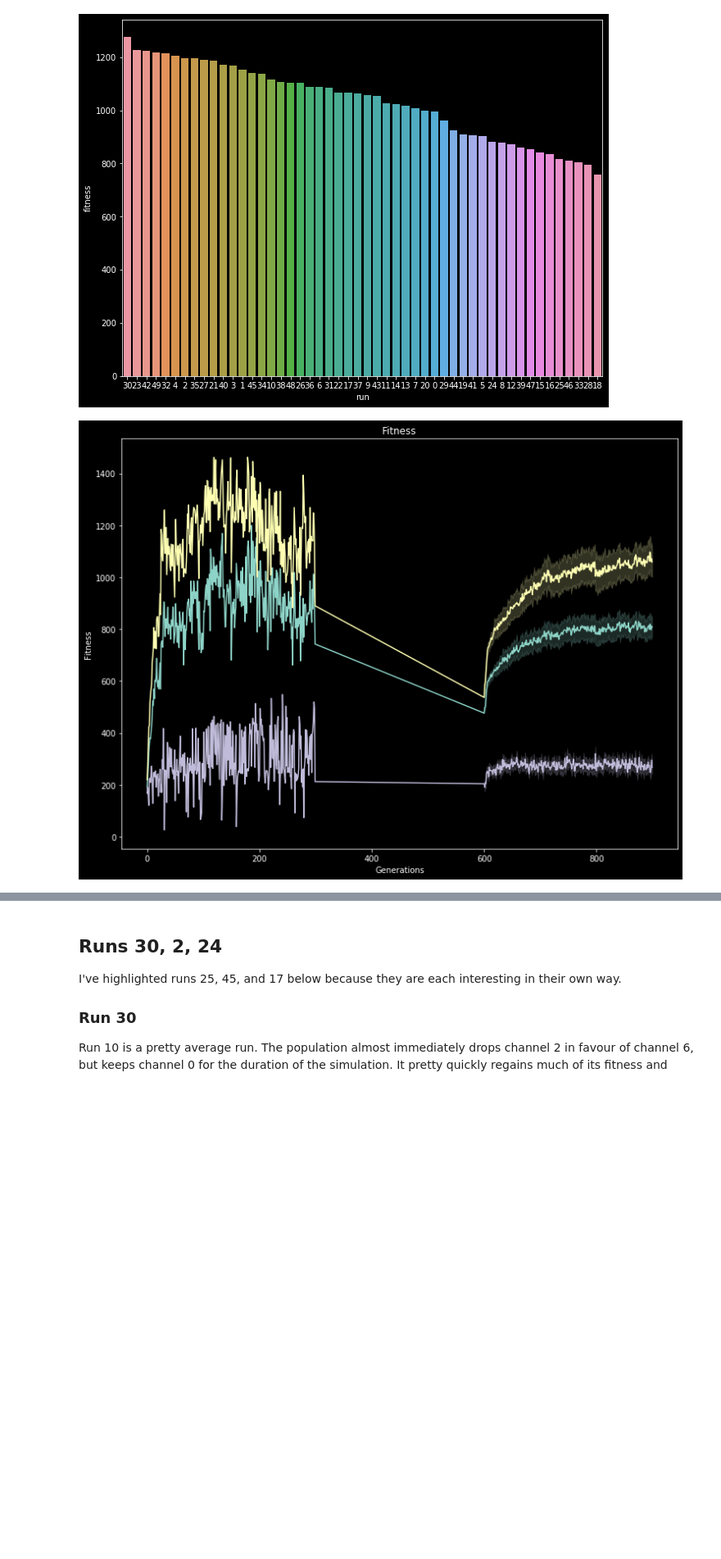
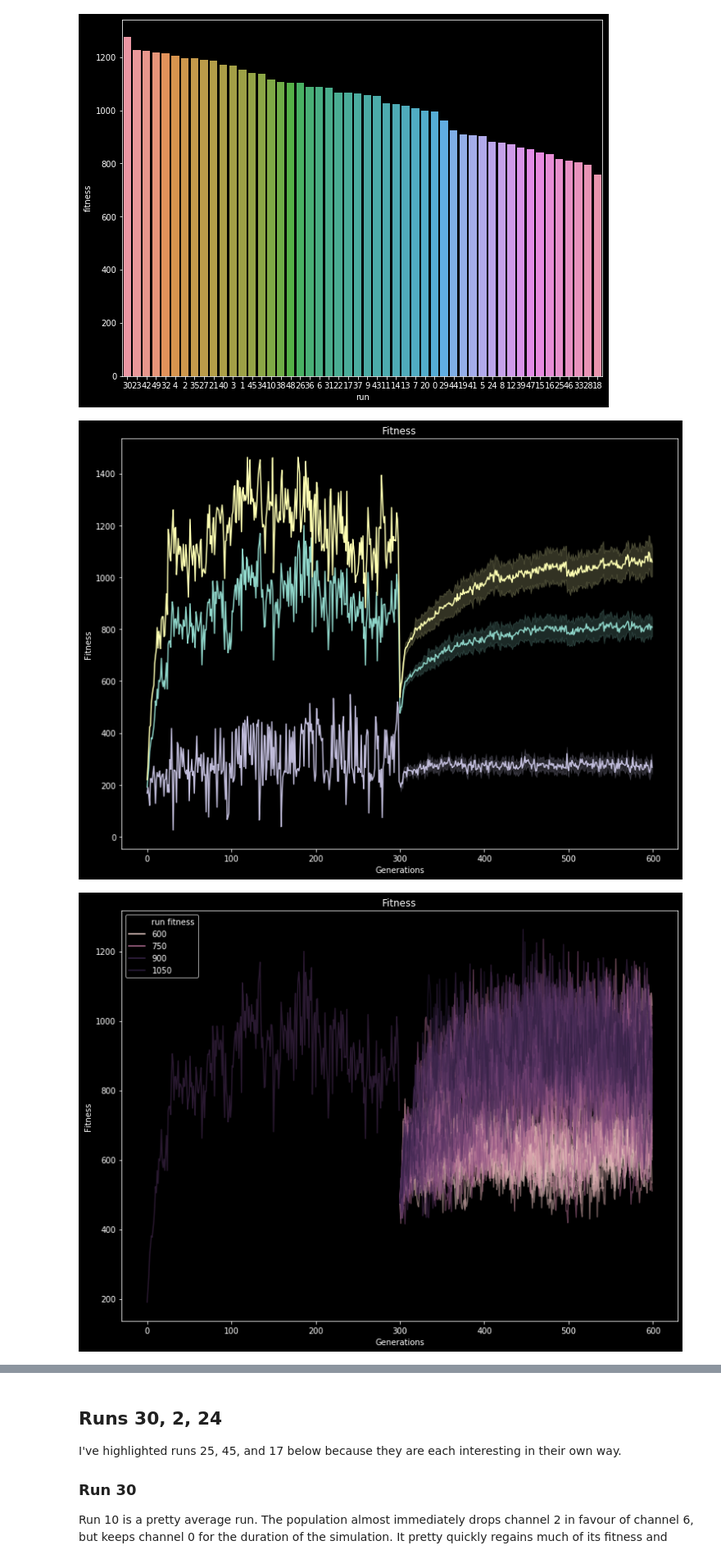
Before and after one commit to dkadish/EvolvingSonicNiches, a Jupyter notebook: runs/600_noise_onset_base25.ipynb, the cells around one changed output, grey strips where cells are left out. Shown at 82% size. Drawn from its saved outputs; the diff is of its cells as text; code cells hidden in the pictures; blank space fills up the shorter version.

```diff
--- a/runs/600_noise_onset_base25.ipynb
+++ b/runs/600_noise_onset_base25.ipynb
@@ -94,6 +91,7 @@ plt.show()
 # %% [output]
 [figure]
 # %%
-visualize.dataframe.plot_species_fitness(fitness, species=0, role='sender', view=True, filename=None)
+visualize.dataframe.plot_species_fitness(species, species=0, role='sender', view=True, filename=None)
 # %% [output]
-[figure, old version]
+[figure, new version]
+[figure, added]
```
Also changed, not shown: parts of 6 cells of this notebook, 12 other files.
